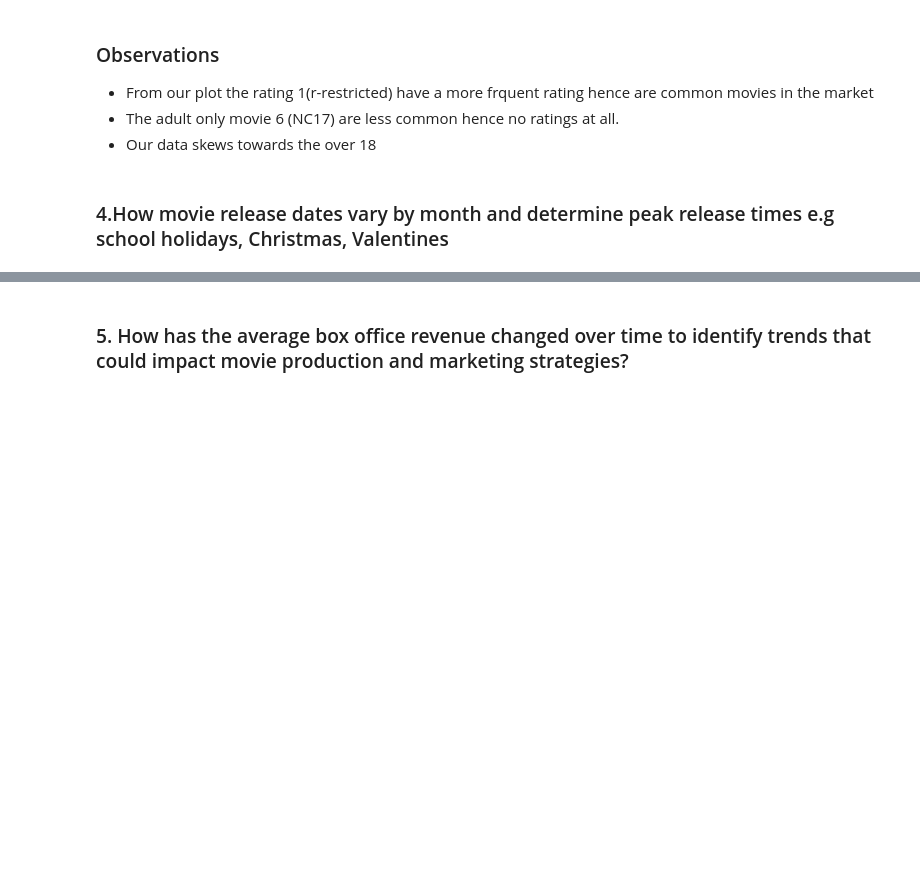
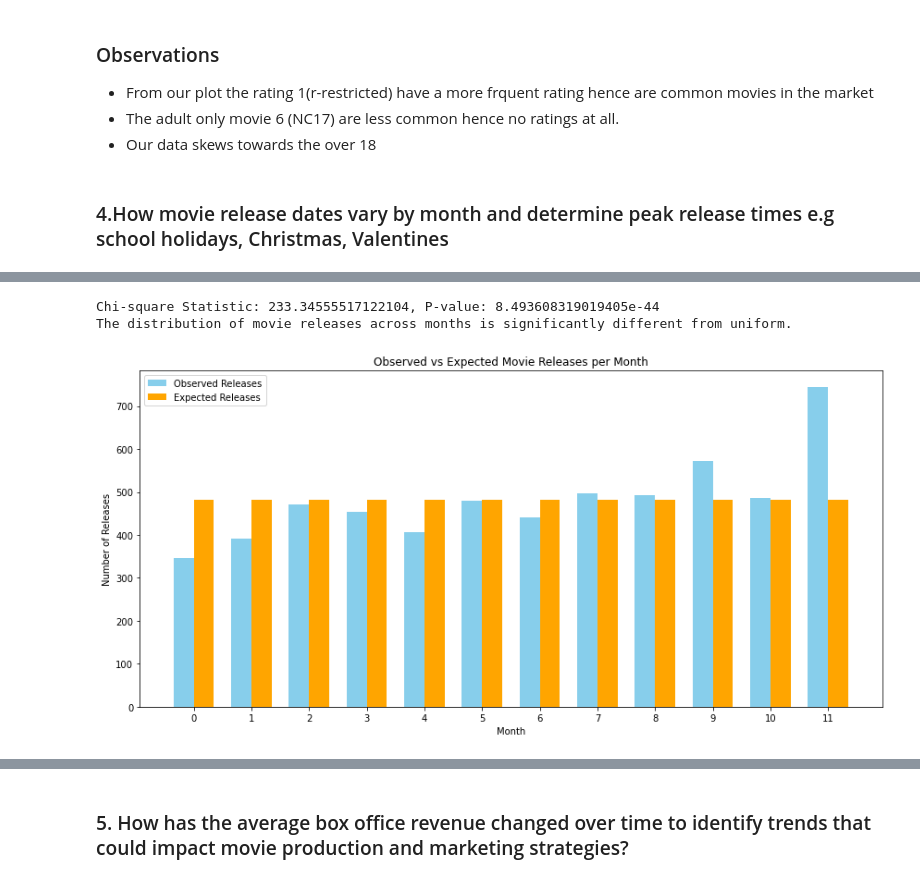
Before and after one commit to vnelima/Phase-2-Movie-project--Group-9, a Jupyter notebook: Student.ipynb, the cells around one changed output, grey strips where cells are left out. Cells and saved outputs as stored; diff of their text form; code cells hidden in the pictures; blank space fills up the shorter version.

```diff
--- a/Student.ipynb
+++ b/Student.ipynb
@@ -196,0 +312,45 @@ plt.show()
+# %%
+#Calculating Chi-square statistic
+from scipy.stats import chisquare
+
+# Perform chi-square test on the frequency of releases per month
+observed_releases = monthly_data['release_count'].values
+expected_releases = [monthly_data['release_count'].mean()] * 12  # Expected value for uniform distribution
+
+chi_stat, p_value = chisquare(observed_releases, expected_releases)
+print(f"Chi-square Statistic: {chi_stat}, P-value: {p_value}")
+
+if p_value < 0.05:
+    print("The distribution of movie releases across months is significantly different from uniform.")
+else:
+    print("The distribution of movie releases across months is not significantly different from uniform.")
+# %% [output]
+Chi-square Statistic: 233.34555517122104, P-value: 8.493608319019405e-44
+The distribution of movie releases across months is significantly different from uniform.
+# %%
+#Visual representation of the chi-square results
+months = monthly_data['release_count'].index
+bar_width = 0.35
+x = np.arange(len(months))
+
+# Create figure and axis
+plt.figure(figsize=(12, 6))
+
+# Plot observed releases as bars
+plt.bar(x - bar_width/2, observed_releases, width=bar_width, label='Observed Releases', color='skyblue')
+
+# Plot expected releases as bars
+plt.bar(x + bar_width/2, expected_releases, width=bar_width, label='Expected Releases', color='orange')
+
+# Add labels, title, and legend
+plt.xlabel("Month")
+plt.ylabel("Number of Releases")
+plt.title("Observed vs Expected Movie Releases per Month")
+plt.xticks(x, months)  # Set x-axis labels to month names
+plt.legend()
+
+# Show the plot
+plt.tight_layout()
+plt.show()
+# %% [output]
+[figure, added]
```
Also changed, not shown: parts of 13 cells of this notebook, 1 other file.
